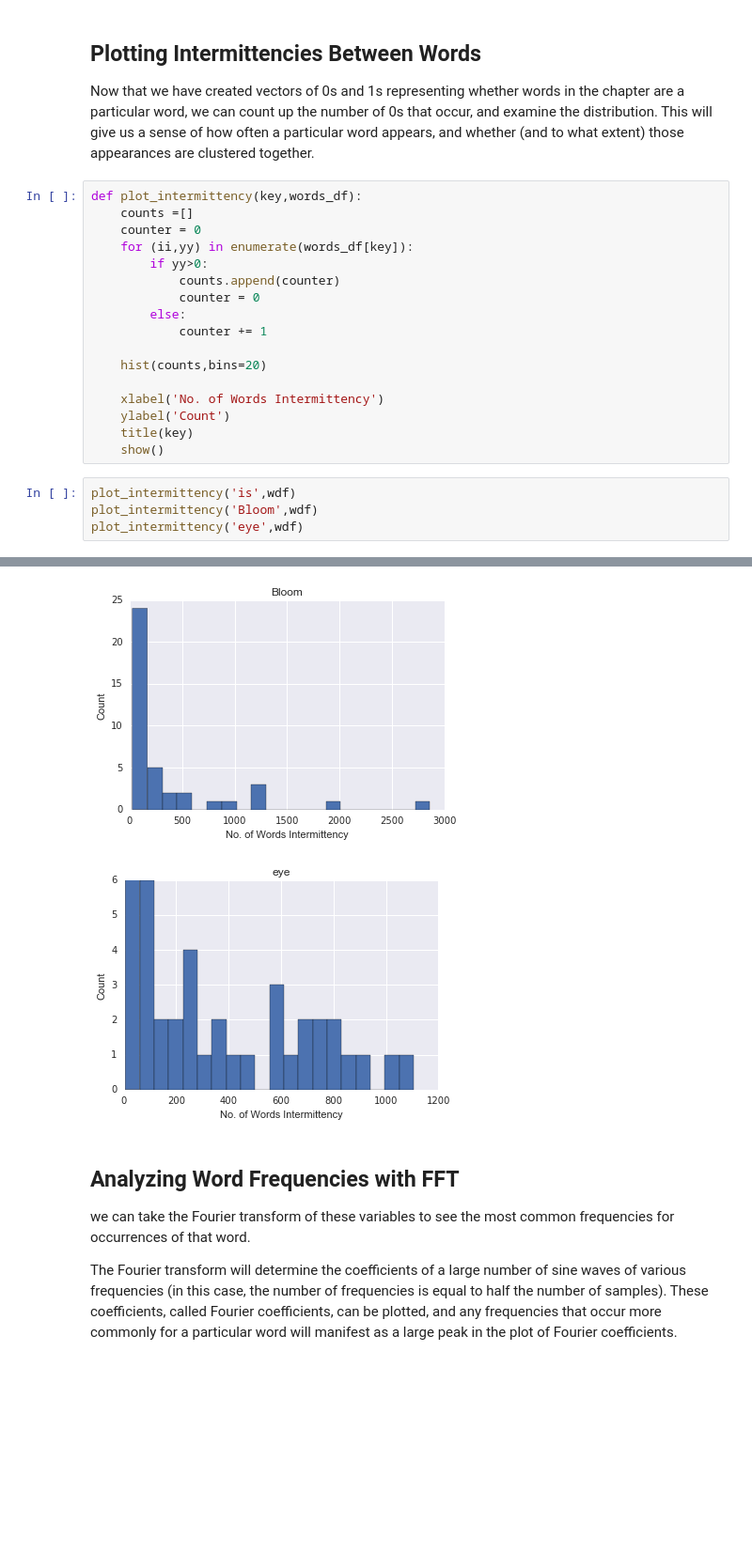
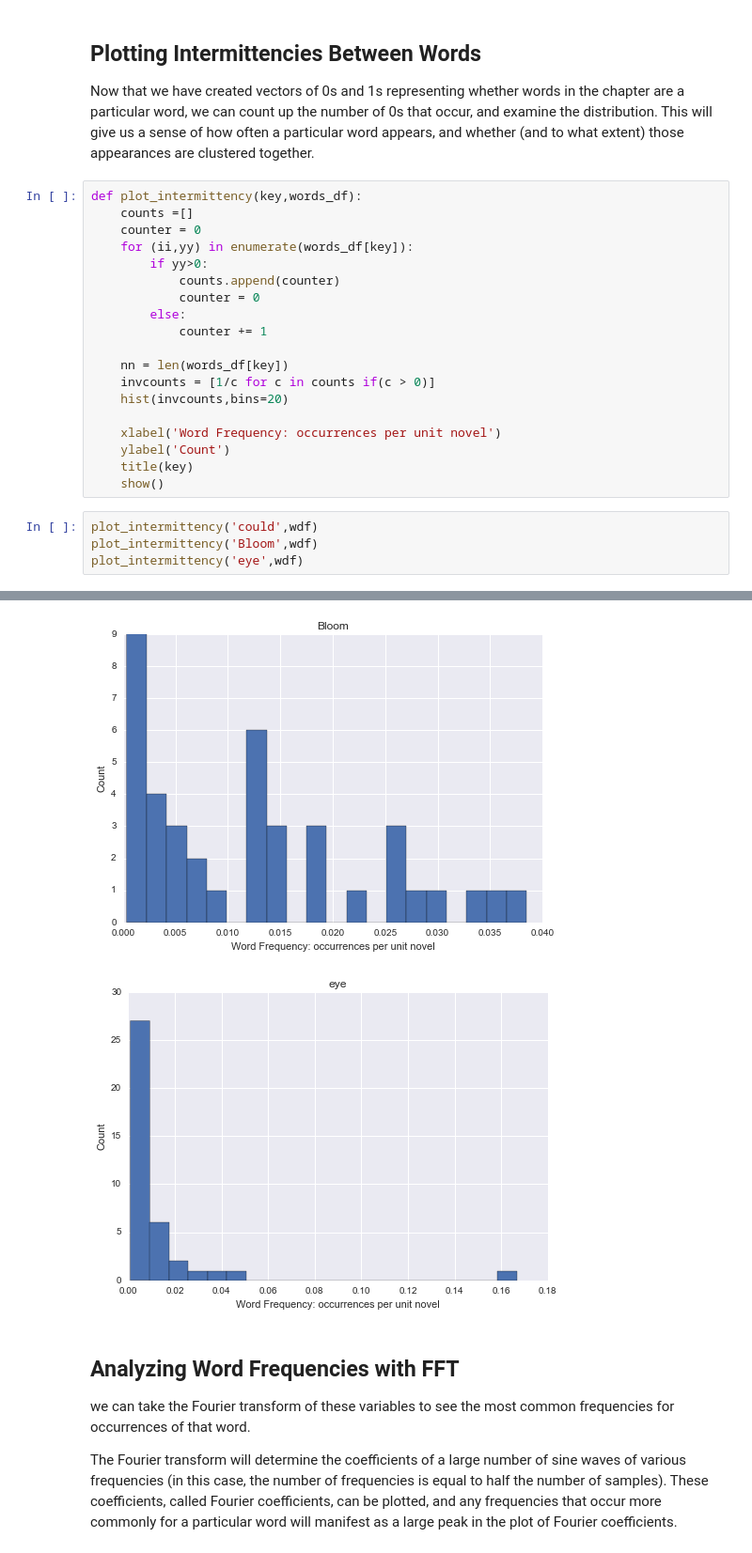
Before and after one commit to charlesreid1/rejoyce, a Jupyter notebook: Lestrygonians Part 3.ipynb, the cells around one changed output, grey strips where cells are left out. Shown at 94% size. Drawn from its saved outputs; the diff is of its cells as text; blank space fills up the shorter version.

```diff
--- a/Lestrygonians Part 3.ipynb
+++ b/Lestrygonians Part 3.ipynb
@@ -100,14 +107,16 @@ def plot_intermittency(key,words_df):
         else:
             counter += 1
 
-    hist(counts,bins=20)
+    nn = len(words_df[key])
+    invcounts = [1/c for c in counts if(c > 0)]
+    hist(invcounts,bins=20)
 
-    xlabel('No. of Words Intermittency')
+    xlabel('Word Frequency: occurrences per unit novel')
     ylabel('Count')
     title(key)
     show()
 # %%
-plot_intermittency('is',wdf)
+plot_intermittency('could',wdf)
 plot_intermittency('Bloom',wdf)
 plot_intermittency('eye',wdf)
 # %% [output]
@@ -115,5 +124,5 @@ plot_intermittency('eye',wdf)
-[figure, old version]
+[figure, new version]
-[figure, old version]
+[figure, new version]
 # %% [markdown]
 <a name="fft"></a>
 ## Analyzing Word Frequencies with FFT
```
Also changed, not shown: parts of 31 cells of this notebook, 1 other file.
